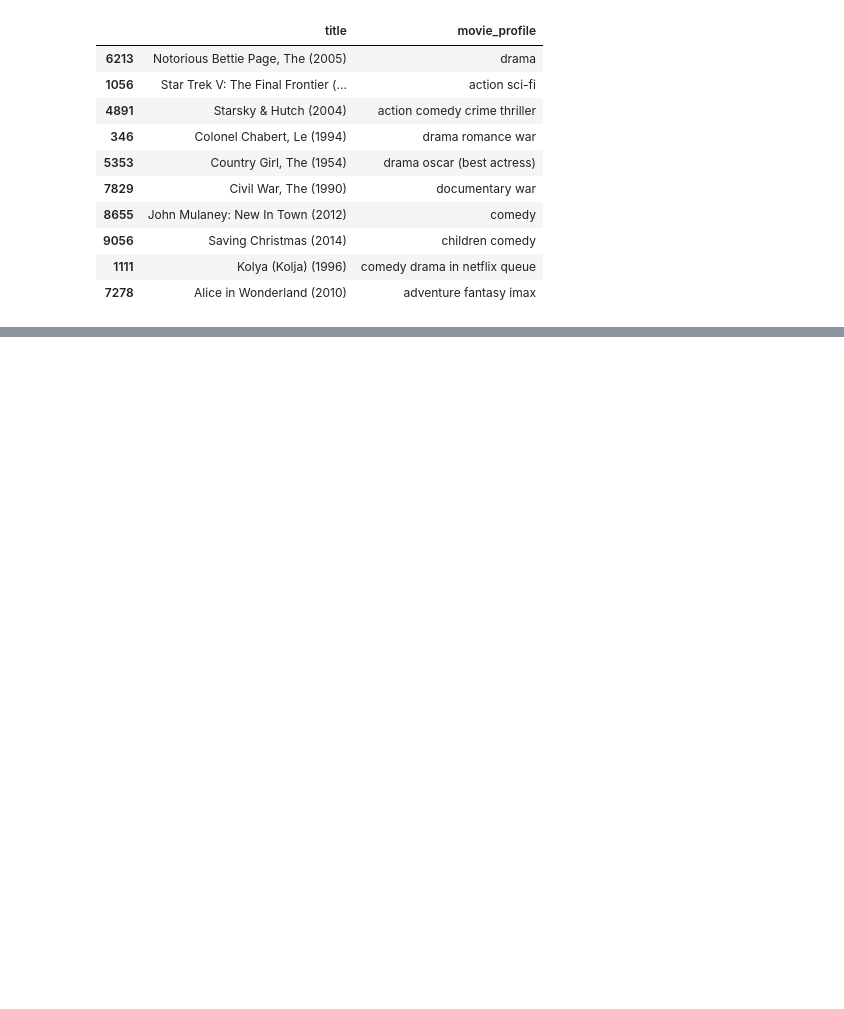
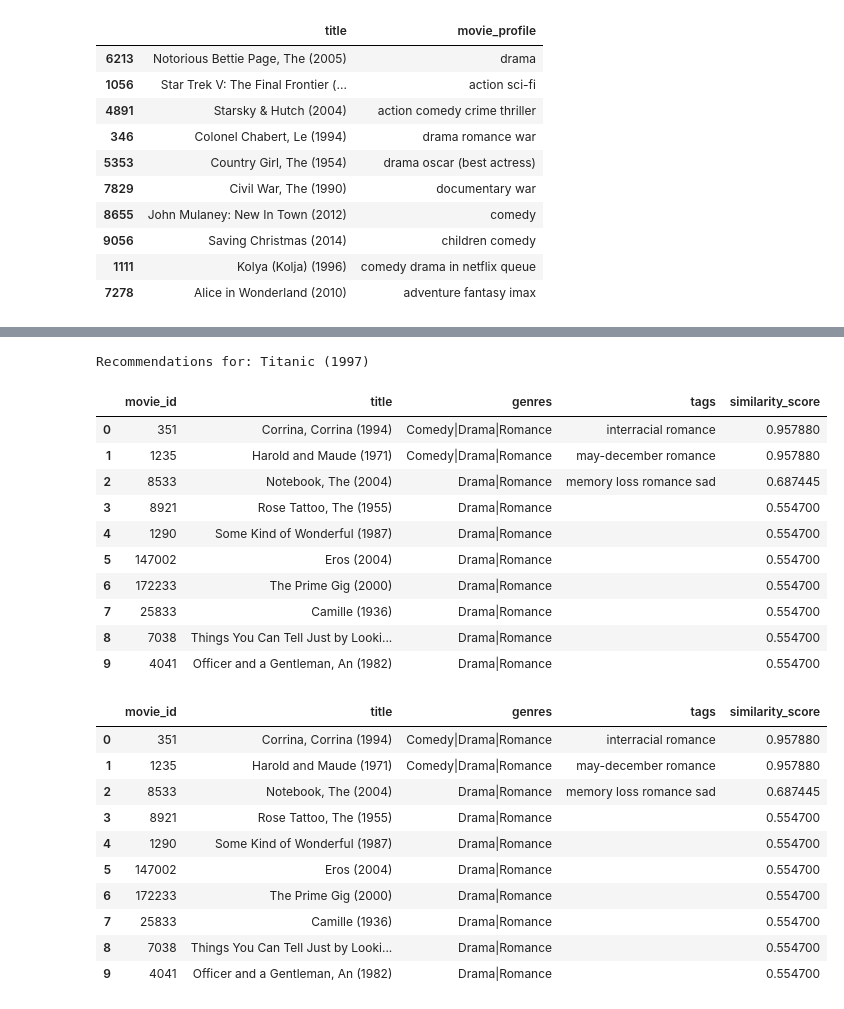
Before and after one commit to PragyaSharmaHyd/CPSC481_Final, a Jupyter notebook: notebooks/recommendations.ipynb, the cells around one changed output, grey strips where cells are left out. Cells and saved outputs as stored; diff of their text form; code cells hidden in the pictures; blank space fills up the shorter version.

```diff
--- a/notebooks/recommendations.ipynb
+++ b/notebooks/recommendations.ipynb
@@ -229,0 +354,26 @@ movie_features.head(15)
+# %%
+recommend_similar_movies("Titanic", 10)
+# %% [output]
+Recommendations for: Titanic (1997)
+|  | movie_id | title | genres | tags | similarity_score |
+| 0 | 351 | Corrina, Corrina (1994) | Comedy|Drama|Romance | interracial romance | 0.957880 |
+| 1 | 1235 | Harold and Maude (1971) | Comedy|Drama|Romance | may-december romance | 0.957880 |
+| 2 | 8533 | Notebook, The (2004) | Drama|Romance | memory loss romance sad | 0.687445 |
+| 3 | 8921 | Rose Tattoo, The (1955) | Drama|Romance |  | 0.554700 |
+| 4 | 1290 | Some Kind of Wonderful (1987) | Drama|Romance |  | 0.554700 |
+| 5 | 147002 | Eros (2004) | Drama|Romance |  | 0.554700 |
+| 6 | 172233 | The Prime Gig (2000) | Drama|Romance |  | 0.554700 |
+| 7 | 25833 | Camille (1936) | Drama|Romance |  | 0.554700 |
+| 8 | 7038 | Things You Can Tell Just by Looki... | Drama|Romance |  | 0.554700 |
+| 9 | 4041 | Officer and a Gentleman, An (1982) | Drama|Romance |  | 0.554700 |
+|  | movie_id | title | genres | tags | similarity_score |
+| 0 | 351 | Corrina, Corrina (1994) | Comedy|Drama|Romance | interracial romance | 0.957880 |
+| 1 | 1235 | Harold and Maude (1971) | Comedy|Drama|Romance | may-december romance | 0.957880 |
+| 2 | 8533 | Notebook, The (2004) | Drama|Romance | memory loss romance sad | 0.687445 |
+| 3 | 8921 | Rose Tattoo, The (1955) | Drama|Romance |  | 0.554700 |
+| 4 | 1290 | Some Kind of Wonderful (1987) | Drama|Romance |  | 0.554700 |
+| 5 | 147002 | Eros (2004) | Drama|Romance |  | 0.554700 |
+| 6 | 172233 | The Prime Gig (2000) | Drama|Romance |  | 0.554700 |
+| 7 | 25833 | Camille (1936) | Drama|Romance |  | 0.554700 |
+| 8 | 7038 | Things You Can Tell Just by Looki... | Drama|Romance |  | 0.554700 |
+| 9 | 4041 | Officer and a Gentleman, An (1982) | Drama|Romance |  | 0.554700 |
```
Also changed, not shown: parts of 11 cells of this notebook.
